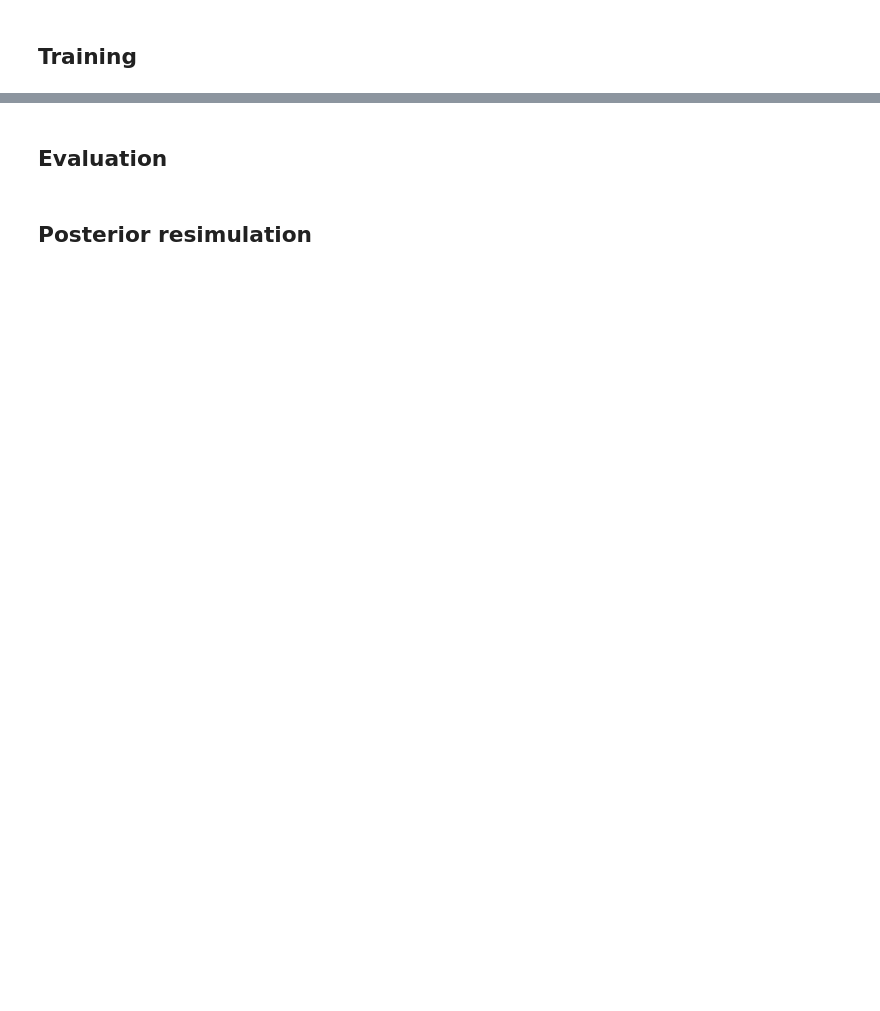
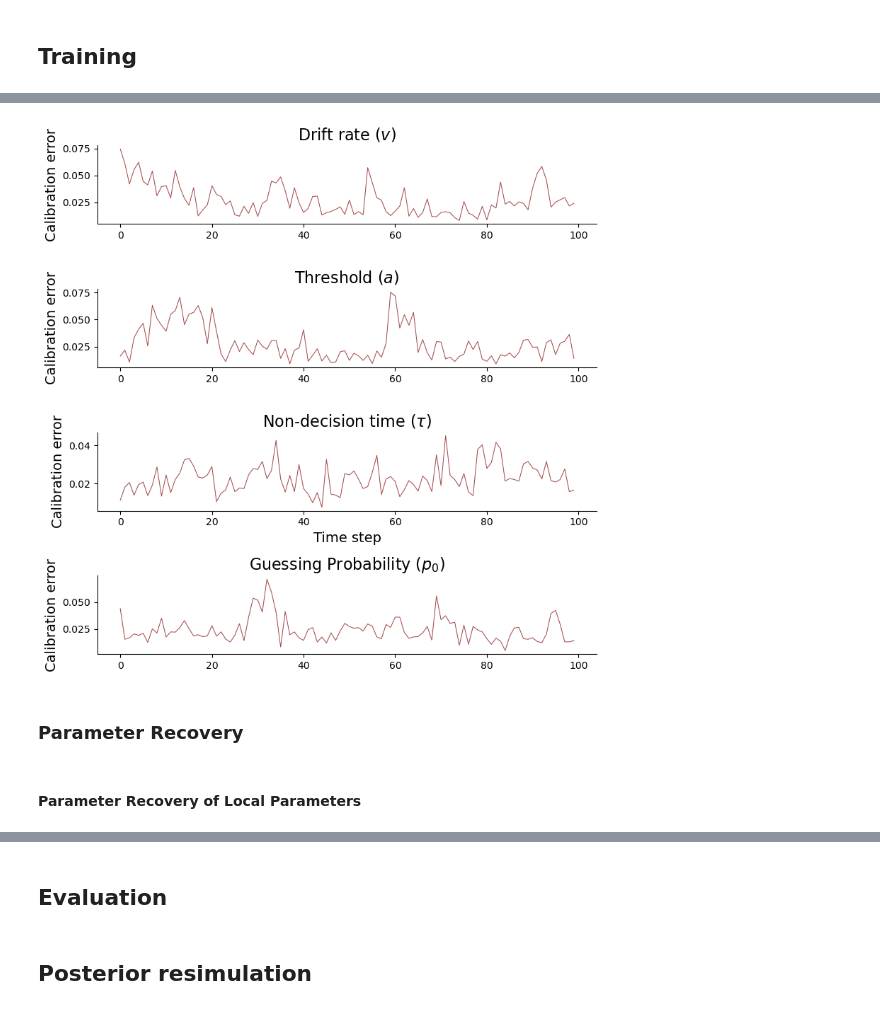
Before and after one commit to smiplab/sub-oi-dm, a Jupyter notebook: application/2afc_task/notebook/2afc_experiment.ipynb, the cells around one changed output, grey strips where cells are left out. Saved outputs shown, nothing was run; the diff lists cells and outputs as text; code cells hidden in the pictures; blank space fills up the shorter version.

```diff
--- a/application/2afc_task/notebook/2afc_experiment.ipynb
+++ b/application/2afc_task/notebook/2afc_experiment.ipynb
@@ -39,0 +137,29 @@ f = beef.diagnostics.plot_losses(history)
+# %%
+local_calibration_error = np.zeros((NUM_OBS, 4))
+for i in tqdm(range(NUM_OBS)):
+    local_calibration_error[i] = beef.computational_utilities.posterior_calibration_error(
+        local_params[:, i],
+        true_local_params[:, i]
+    )
+# %%
+LOCAL_PARAM_LABELS = ['Drift rate', 'Threshold', 'Non-decision time', 'Guessing Probability']
+LOCAL_PARAM_NAMES  = [r'v', r'a', r'\tau', r'p_0']
+f, axarr = plt.subplots(4, 1, figsize=(8, 8))
+for i, ax in enumerate(axarr.flat):
+    ax.plot(
+        local_calibration_error[:, i],
+        linewidth=0.75, color='maroon', alpha=0.7
+    )
+    ax.set_title(f'{LOCAL_PARAM_LABELS[i]} (${LOCAL_PARAM_NAMES[i]}$)', fontsize=16)
+    ax.set_ylabel("Calibration error", fontsize=14)
+    if i == 2:
+        ax.set_xlabel("Time step", fontsize=14)
+sns.despine()
+f.tight_layout()
+plt.savefig("../plots/local_calibration_error.png")
+# %% [output]
+[figure, added]
+# %% [markdown]
+### Parameter Recovery
+# %% [markdown]
+#### Parameter Recovery of Local Parameters
```
Also changed, not shown: parts of 27 cells of this notebook, 4 other files.
